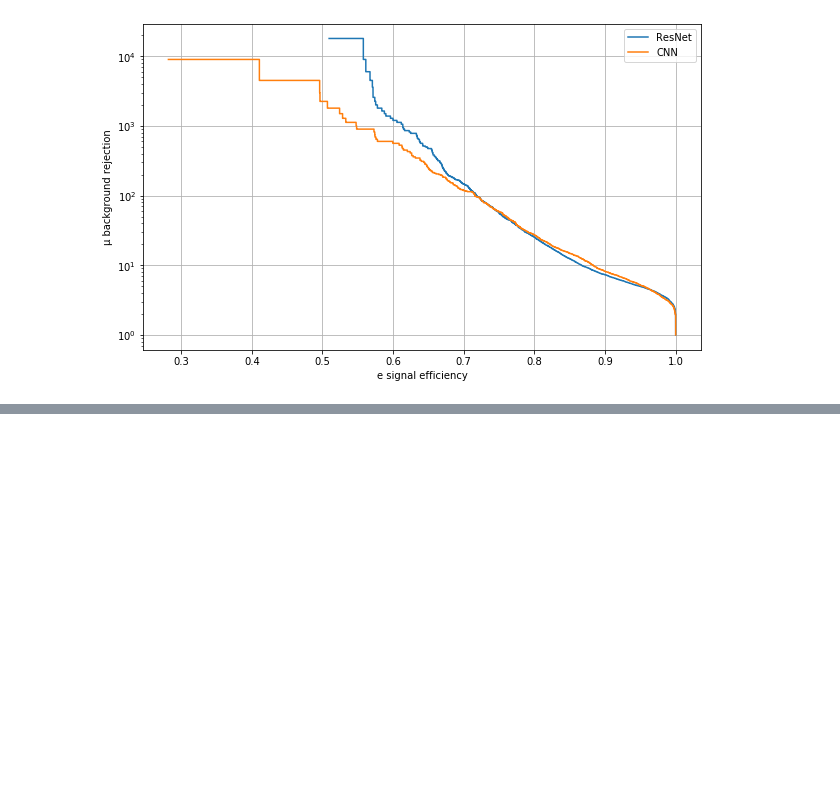
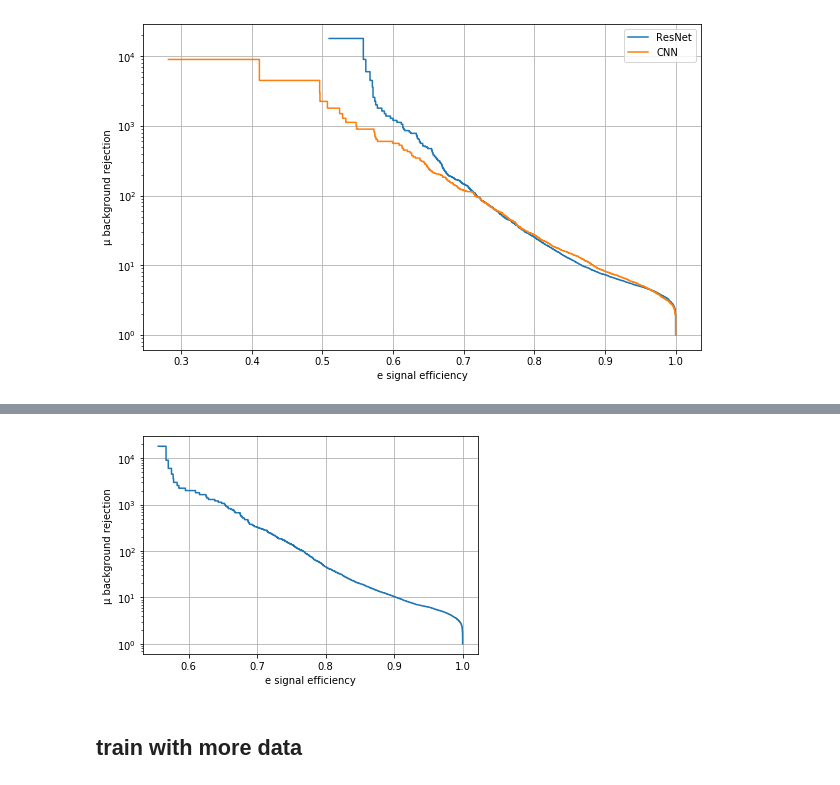
Before and after one commit to lukasberns/DataTools, a Jupyter notebook: root_utils/notebooks/20200708-03-IWCD-SmallerResNetGeom.ipynb, the cells around one changed output, grey strips where cells are left out. Saved outputs shown, nothing was run; the diff lists cells and outputs as text; code cells hidden in the pictures; blank space fills up the shorter version.

```diff
--- a/root_utils/notebooks/20200708-03-IWCD-SmallerResNetGeom.ipynb
+++ b/root_utils/notebooks/20200708-03-IWCD-SmallerResNetGeom.ipynb
@@ -983,0 +1176,47 @@ plt.show()
+# %%
+def inferenceWithSoftmax(blob,data_loader):
+    label,prediction,accuracy,softmax,positions,directions,energies=[],[],[],[],[],[],[]
+    # set the network to test (non-train) mode
+    blob.net.eval()
+    # create the result holder
+    index,label,prediction = [],[],[]
+    for i,data in enumerate(data_loader):
+        blob.data, blob.label = data[0:2]
+        position  = data[3]
+        direction = data[4]
+        energy    = data[5]
+        res = forward(blob,train=False)
+        accuracy.append(res['accuracy'])
+        prediction.append(res['prediction'])
+        softmax.append(res['softmax'])
+        label.append(blob.label)
+        positions.append(position)
+        directions.append(direction)
+        energies.append(energy)
+        #if i==2: break
+    # report accuracy
+    accuracy   = np.array(accuracy,dtype=np.float32)
+    label      = np.hstack(label)
+    prediction = np.hstack(prediction)
+    softmax    = np.vstack(softmax)
+    positions  = np.vstack(positions)
+    directions = np.vstack(directions)
+    energies   = np.concatenate(energies)
+
+    return accuracy, label, prediction, softmax, positions, directions, energies
+# %%
+accuracy,label,prediction,softmax,positions,directions,energies = inferenceWithSoftmax(blob,test_loader)
+# %%
+llr_order = np.argsort(np.log(softmax[:,1]/softmax[:,0]))
+cumsum_true0 = np.cumsum((label == 0)[llr_order]) / np.sum(label == 0)
+cumsum_true1 = np.cumsum((label == 1)[llr_order]) / np.sum(label == 1)
+
+plt.plot(cumsum_true0[cumsum_true1>0], 1./cumsum_true1[cumsum_true1>0])
+plt.xscale("linear")
+plt.yscale("log")
+plt.xlabel("e signal efficiency")
+plt.ylabel("μ background rejection")
+plt.grid()
+plt.show()
+# %% [output]
+[figure, added]
@@ -983,0 +1229,2 @@ plt.show()
+# %% [markdown]
+## train with more data
```
Also changed, not shown: parts of 18 cells of this notebook, 15 other files.
